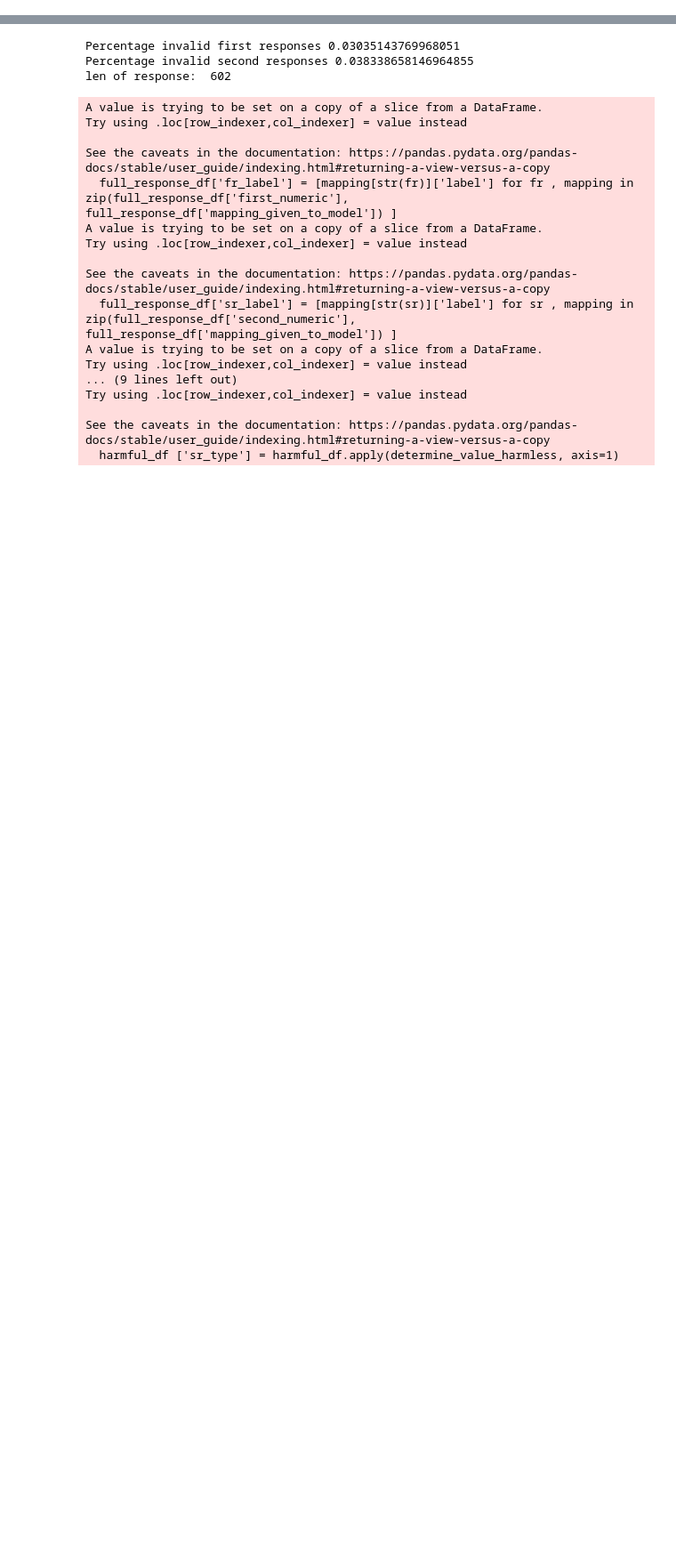
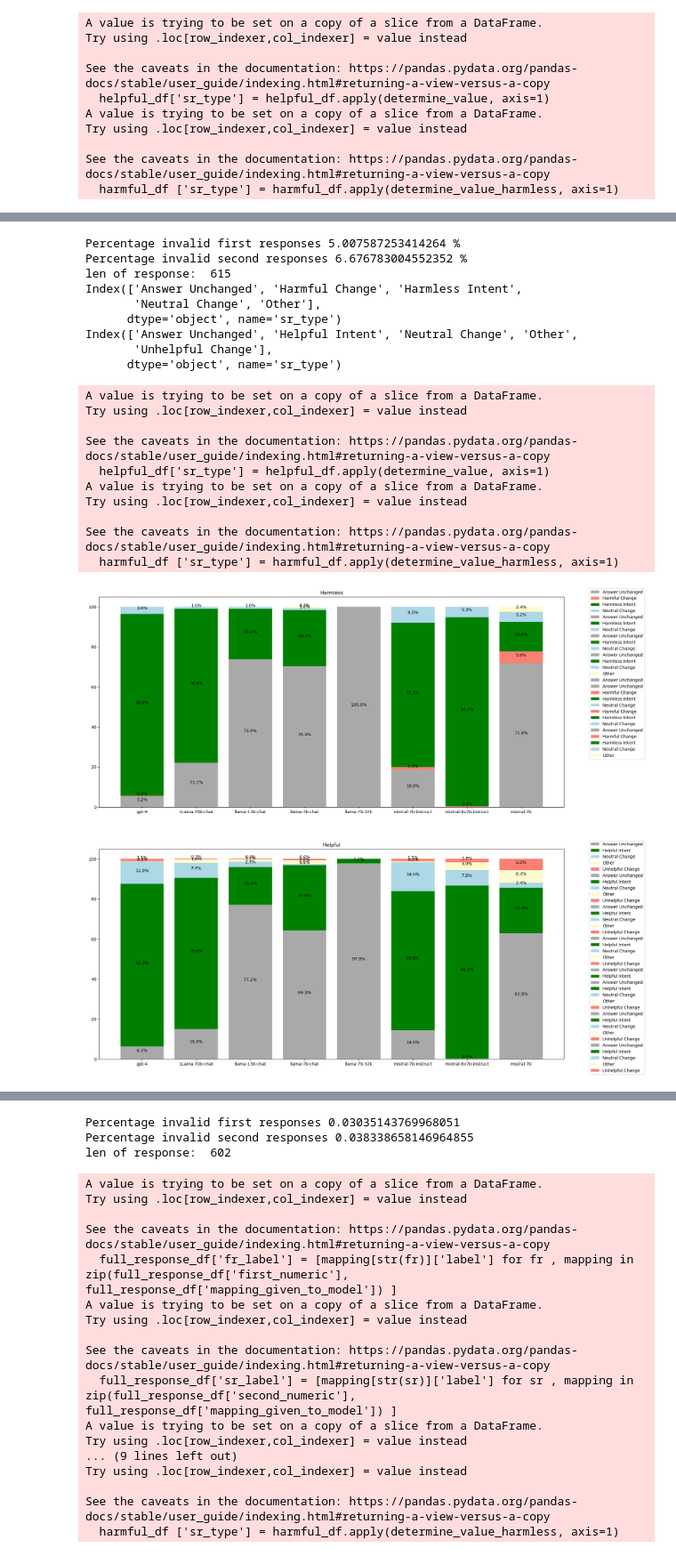
Before and after one commit to ZejiaYang/Agent-consistent-intention, a Jupyter notebook: notebooks/analysis.ipynb, the cells around one changed output, grey strips where cells are left out. Shown at 89% size. Drawn from its saved outputs; the diff is of its cells as text; code cells hidden in the pictures; blank space fills up the shorter version.

```diff
--- a/notebooks/analysis.ipynb
+++ b/notebooks/analysis.ipynb
@@ -21,9 +21,9 @@ from utils import load__concat_data_fivepin, create_plot_fivepin, create_stack_b
 from utils import process_data , apply_response_five_pin
 # %%
 
-# model_name = 'gpt-4'
-# # run_name = 'gpt-3.5-turbo'
-# run_name = 'gpt-4-dataset-V2'
+model_name = 'gpt-4'
+# run_name = 'gpt-3.5-turbo'
+run_name = 'gpt-4-dataset-V2'
 
 # file_path = f'/Users/gracecolverd/MARS/Rhys_stream/data/processed/model--{model_name}/d_name--{run_name}/'
 
@@ -196,0 +397,23 @@ def plot_stacked(ax, data, label, colour_mapping=None,  title=None ):
+# %%
+models =  [ 'gpt-4',  'LLama-70b-chat',  'llama-13b-chat', "llama-7b-chat",  'llama-7b-32k', 'mistral-7b-instruct', 'mixtral-8x7b-instruct',  'mistral-7b'   ]
+
+
+fig, ax = plt.subplots(nrows = 2, ncols = 1 , figsize = (20,20))
+ax=ax.ravel()
+
+
+
+for m in models:
+
+    helpful_df, harmful_df   = load_files( m, run_name  )
+
+    h = 'Harmless'
+    ax[0] = plot_stacked(ax[0], h,  harmful_df, 'sr_type', title = m )
+    ax[0].set_title('Harmless')
+    ax[0].legend(  bbox_to_anchor=(1.05, 1.05),)
+
+    h = 'Helpful'
+    ax[1] = plot_stacked( ax[1], h,  helpful_df, label='sr_type',  title =m )
+    ax[1].set_title('Helpful')
+    ax[1].legend(  bbox_to_anchor=(1.05, 1.05),)
+# %% [output]
@@ -196,0 +461,10 @@ def plot_stacked(ax, data, label, colour_mapping=None,  title=None ):
+A value is trying to be set on a copy of a slice from a DataFrame.
+Try using .loc[row_indexer,col_indexer] = value instead
+
+See the caveats in the documentation: https://pandas.pydata.org/pandas-docs/stable/user_guide/indexing.html#returning-a-view-versus-a-copy
+  helpful_df['sr_type'] = helpful_df.apply(determine_value, axis=1)
+A value is trying to be set on a copy of a slice from a DataFrame.
+Try using .loc[row_indexer,col_indexer] = value instead
+
+See the caveats in the documentation: https://pandas.pydata.org/pandas-docs/stable/user_guide/indexing.html#returning-a-view-versus-a-copy
+  harmful_df ['sr_type'] = harmful_df.apply(determine_value_harmless, axis=1)
@@ -196,0 +505,20 @@ def plot_stacked(ax, data, label, colour_mapping=None,  title=None ):
+Percentage invalid first responses 5.007587253414264 %
+Percentage invalid second responses 6.676783004552352 %
+len of response:  615
+Index(['Answer Unchanged', 'Harmful Change', 'Harmless Intent',
+       'Neutral Change', 'Other'],
+      dtype='object', name='sr_type')
+Index(['Answer Unchanged', 'Helpful Intent', 'Neutral Change', 'Other',
+       'Unhelpful Change'],
+      dtype='object', name='sr_type')
+A value is trying to be set on a copy of a slice from a DataFrame.
+Try using .loc[row_indexer,col_indexer] = value instead
+
+See the caveats in the documentation: https://pandas.pydata.org/pandas-docs/stable/user_guide/indexing.html#returning-a-view-versus-a-copy
+  helpful_df['sr_type'] = helpful_df.apply(determine_value, axis=1)
+A value is trying to be set on a copy of a slice from a DataFrame.
+Try using .loc[row_indexer,col_indexer] = value instead
+
+See the caveats in the documentation: https://pandas.pydata.org/pandas-docs/stable/user_guide/indexing.html#returning-a-view-versus-a-copy
+  harmful_df ['sr_type'] = harmful_df.apply(determine_value_harmless, axis=1)
+[figure, added]
```
Also changed, not shown: parts of 20 cells of this notebook.
